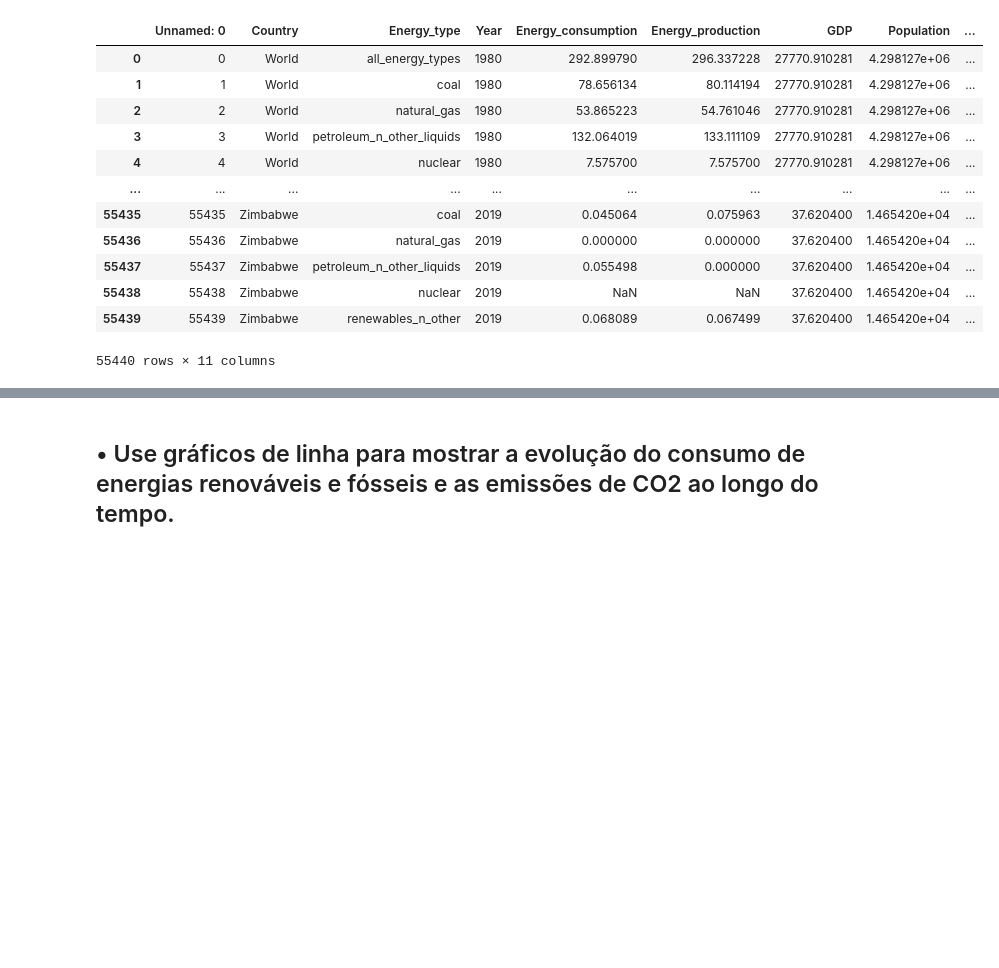
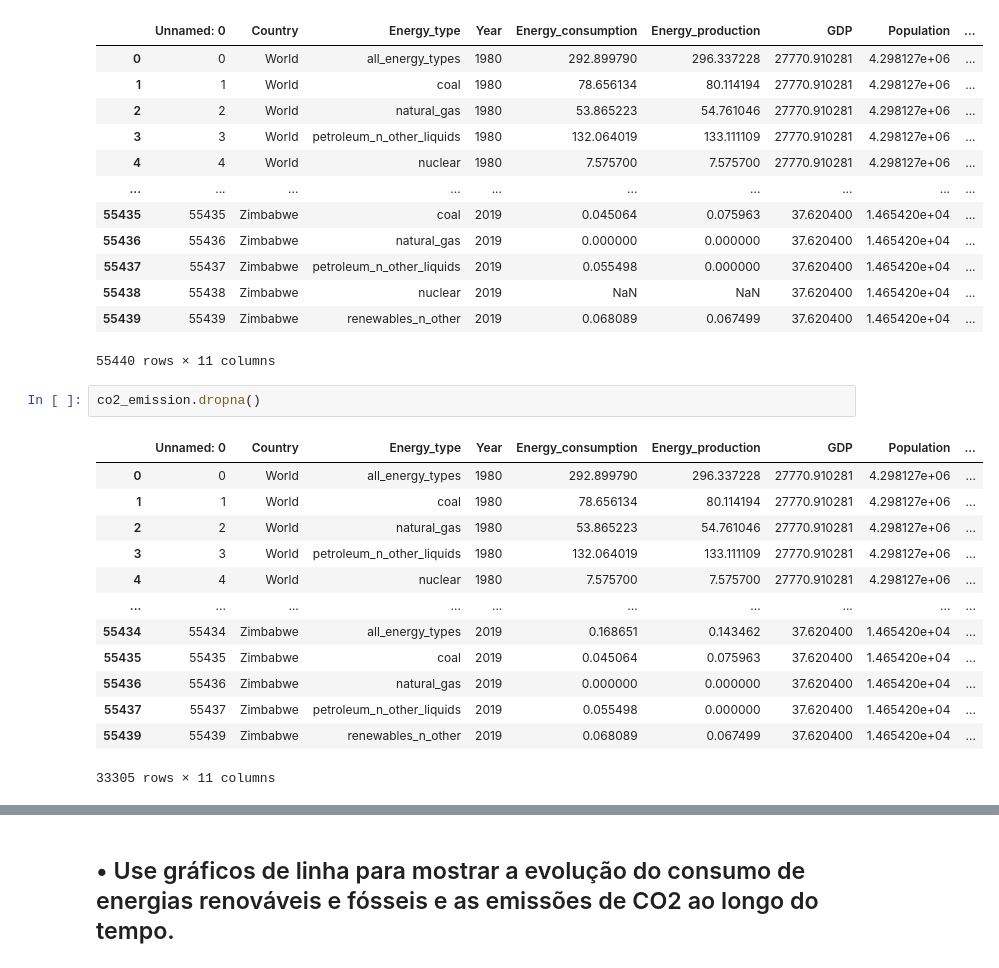
Before and after one commit to Henrike-PB/gc-python-2024, a Jupyter notebook: aula_08/Exercicio 20/exercicio_20.ipynb, the cells around one changed output, grey strips where cells are left out. Cells and saved outputs as stored; diff of their text form; blank space fills up the shorter version.

```diff
--- a/aula_08/Exercicio 20/exercicio_20.ipynb
+++ b/aula_08/Exercicio 20/exercicio_20.ipynb
@@ -49,3 +100,19 @@ co2_emission
 | 55438 | 55438 | Zimbabwe | nuclear | 2019 | NaN | NaN | 37.620400 | 1.465420e+04 | ... |
 | 55439 | 55439 | Zimbabwe | renewables_n_other | 2019 | 0.068089 | 0.067499 | 37.620400 | 1.465420e+04 | ... |
 55440 rows × 11 columns
+# %%
+co2_emission.dropna()
+# %% [output]
+|  | Unnamed: 0 | Country | Energy_type | Year | Energy_consumption | Energy_production | GDP | Population | ... |
+| 0 | 0 | World | all_energy_types | 1980 | 292.899790 | 296.337228 | 27770.910281 | 4.298127e+06 | ... |
+| 1 | 1 | World | coal | 1980 | 78.656134 | 80.114194 | 27770.910281 | 4.298127e+06 | ... |
+| 2 | 2 | World | natural_gas | 1980 | 53.865223 | 54.761046 | 27770.910281 | 4.298127e+06 | ... |
+| 3 | 3 | World | petroleum_n_other_liquids | 1980 | 132.064019 | 133.111109 | 27770.910281 | 4.298127e+06 | ... |
+| 4 | 4 | World | nuclear | 1980 | 7.575700 | 7.575700 | 27770.910281 | 4.298127e+06 | ... |
+| ... | ... | ... | ... | ... | ... | ... | ... | ... | ... |
+| 55434 | 55434 | Zimbabwe | all_energy_types | 2019 | 0.168651 | 0.143462 | 37.620400 | 1.465420e+04 | ... |
+| 55435 | 55435 | Zimbabwe | coal | 2019 | 0.045064 | 0.075963 | 37.620400 | 1.465420e+04 | ... |
+| 55436 | 55436 | Zimbabwe | natural_gas | 2019 | 0.000000 | 0.000000 | 37.620400 | 1.465420e+04 | ... |
+| 55437 | 55437 | Zimbabwe | petroleum_n_other_liquids | 2019 | 0.055498 | 0.000000 | 37.620400 | 1.465420e+04 | ... |
+| 55439 | 55439 | Zimbabwe | renewables_n_other | 2019 | 0.068089 | 0.067499 | 37.620400 | 1.465420e+04 | ... |
+33305 rows × 11 columns
```
Also changed, not shown: parts of 8 cells of this notebook, 1 other file.
